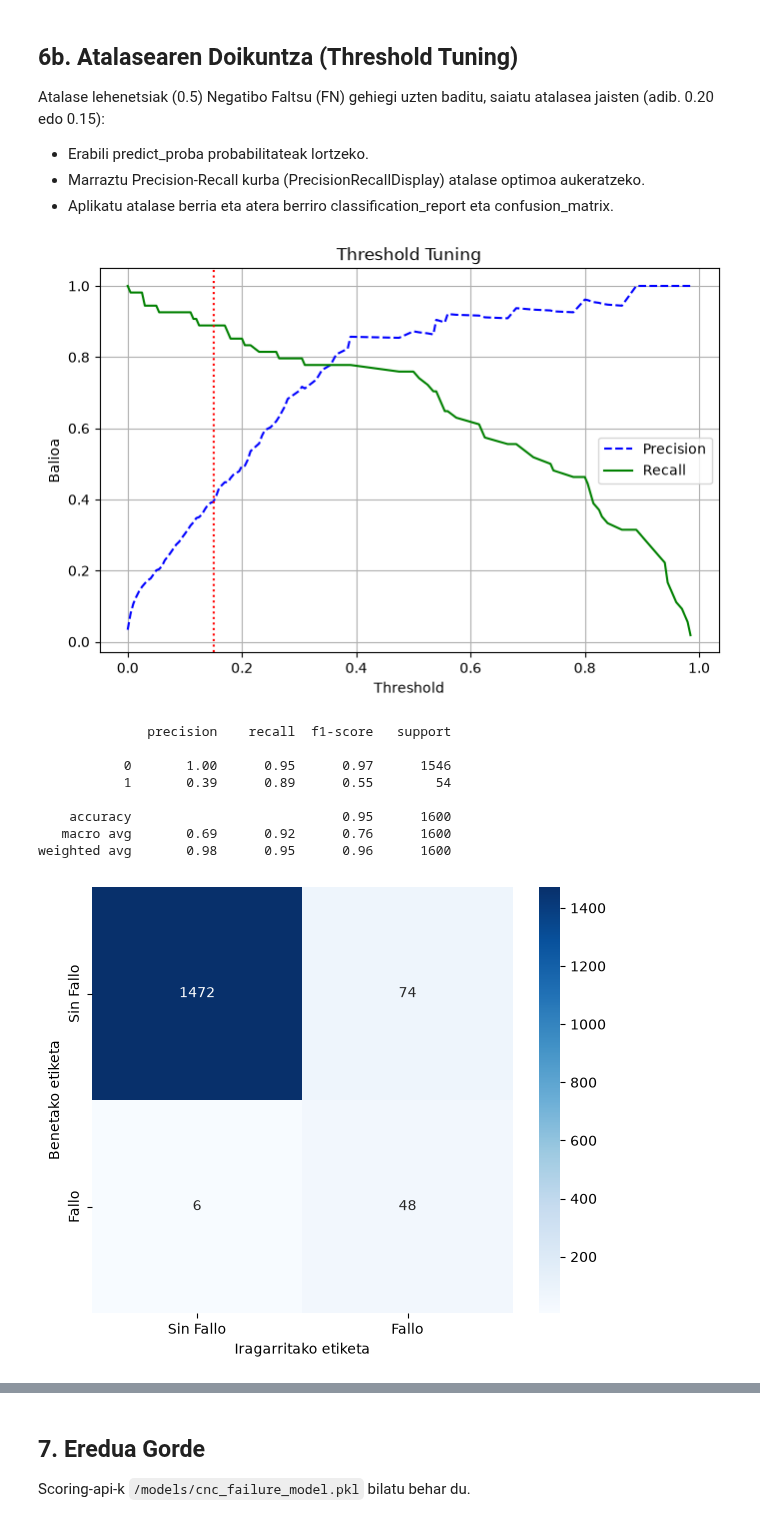
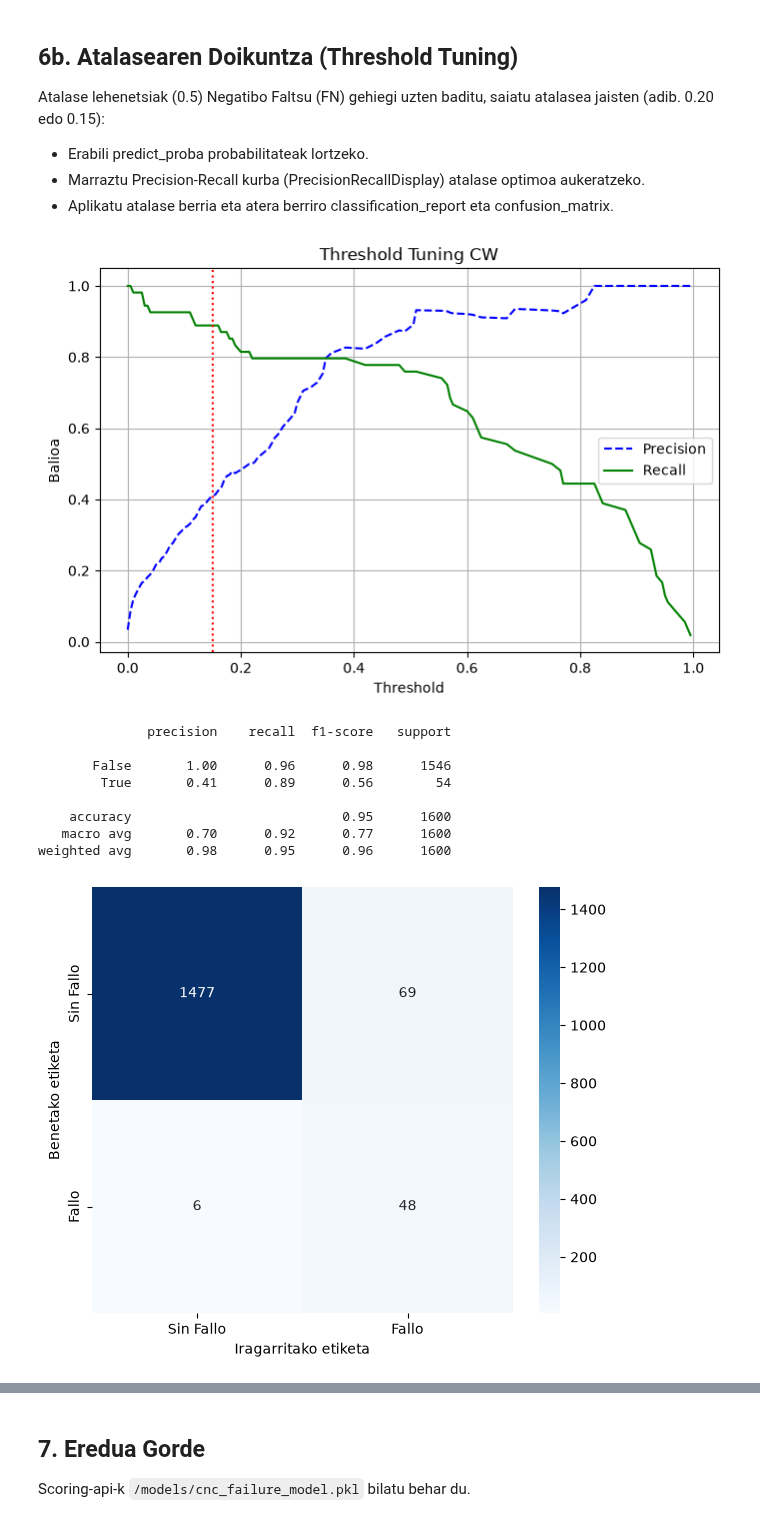
Before and after one commit to AABD-Ethazi-2627/T5-erronka1, a Jupyter notebook: notebooks/02_training.ipynb, the cells around one changed output, grey strips where cells are left out. Saved outputs shown, nothing was run; the diff lists cells and outputs as text; code cells hidden in the pictures.

```diff
--- a/notebooks/02_training.ipynb
+++ b/notebooks/02_training.ipynb
@@ -233,8 +264,8 @@ Ebaluatu honako metrikekin:
 # Ebaluazioa
 # ZURE KODEA HEMEN
 
-y_pred = rf.predict(X_test)
-y_prob = rf.predict_proba(X_test)[:, 1]
+y_pred = pipe_cw.predict(X_test)
+y_prob = pipe_cw.predict_proba(X_test)[:, 1]
 print(classification_report(y_test, y_pred))
 
 cm = confusion_matrix(y_test, y_pred)
@@ -246,6 +277,20 @@ plt.tight_layout()
 plt.show()
 
 print(f'ROC-AUC score: {roc_auc_score(y_test, y_prob):.4f}')
+
+y_smote_pred = pipe_smote.predict(X_test)
+y_smote_prob = pipe_smote.predict_proba(X_test)[:, 1]
+print(classification_report(y_test, y_smote_pred))
+
+cm = confusion_matrix(y_test, y_smote_pred)
+fig, ax = plt.subplots(figsize=(6, 5))
+sns.heatmap(cm, annot=True, ax=ax, fmt="d", cmap="Blues", xticklabels=["Sin Fallo", "Fallo"], yticklabels=["Sin Fallo", "Fallo"])
+ax.set_ylabel("Benetako etiketa")
+ax.set_xlabel("Iragarritako etiketa")
+plt.tight_layout()
+plt.show()
+
+print(f'ROC-AUC score: {roc_auc_score(y_test, y_smote_prob):.4f}')
 # %% [output]
               precision    recall  f1-score   support
 
@@ -267,43 +322,66 @@ Atalase lehenetsiak (0.5) Negatibo Faltsu (FN) gehiegi uzten baditu, saiatu atal
 # %%
 # Atalasearen Doikuntza (Threshold Tuning)
 # y_prob = model.predict_proba(X_val)[:, 1]
-from sklearn.metrics import precision_recall_curve
 # ZURE KODEA HEMEN
-y_prob = rf.predict_proba(X_test)[:, 1]
 ATALASEA = 0.15
 
 precisions, recalls, thresholds = precision_recall_curve(y_test, y_prob)
 
 plt.figure(figsize=(8,5))
 plt.plot(thresholds, precisions[:-1], "--b", label="Precision")
 plt.plot(thresholds, recalls[:-1], "g-", label="Recall")
 plt.xlabel('Threshold')
 plt.ylabel('Balioa')
-plt.title("Threshold Tuning")
+plt.title("Threshold Tuning CW")
 plt.legend(loc="best")
 plt.grid(True)
 plt.axvline(ATALASEA, color="red", ls=":")
 plt.show()
 
 y_iragarkia_doitua = (y_prob >= ATALASEA).astype(int)
 
 print(classification_report(y_test, y_iragarkia_doitua))
 
 cm = confusion_matrix(y_test, y_iragarkia_doitua)
 fig, ax = plt.subplots(figsize=(6, 5))
 sns.heatmap(cm, annot=True, ax=ax, fmt="d", cmap="Blues", xticklabels=["Sin Fallo", "Fallo"], yticklabels=["Sin Fallo", "Fallo"])
 ax.set_ylabel("Benetako etiketa")
 ax.set_xlabel("Iragarritako etiketa")
 plt.tight_layout()
 plt.show()
+
+precisions_smote, recalls_smote, thresholds_smote = precision_recall_curve(y_test, y_smote_prob)
+
+plt.figure(figsize=(8,5))
+plt.plot(thresholds_smote, precisions_smote[:-1], "--b", label="Precision")
+plt.plot(thresholds_smote, recalls_smote[:-1], "g-", label="Recall")
+plt.xlabel('Threshold')
+plt.ylabel('Balioa')
+plt.title("Threshold Tuning SMOTE")
+plt.legend(loc="best")
+plt.grid(True)
+plt.axvline(ATALASEA, color="red", ls=":")
+plt.show()
+
+y_smote_iragarkia_doitua = (y_smote_prob >= ATALASEA).astype(int)
+
+print(classification_report(y_test, y_smote_iragarkia_doitua))
+
+cm = confusion_matrix(y_test, y_smote_iragarkia_doitua)
+fig, ax = plt.subplots(figsize=(6, 5))
+sns.heatmap(cm, annot=True, ax=ax, fmt="d", cmap="Blues", xticklabels=["Sin Fallo", "Fallo"], yticklabels=["Sin Fallo", "Fallo"])
+ax.set_ylabel("Benetako etiketa")
+ax.set_xlabel("Iragarritako etiketa")
+plt.tight_layout()
+plt.show()
 # %% [output]
-[figure, old version]
+[figure, new version]
               precision    recall  f1-score   support
 
-           0       1.00      0.95      0.97      1546
-           1       0.39      0.89      0.55        54
+       False       1.00      0.96      0.98      1546
+        True       0.41      0.89      0.56        54
 
     accuracy                           0.95      1600
-   macro avg       0.69      0.92      0.76      1600
+   macro avg       0.70      0.92      0.77      1600
 weighted avg       0.98      0.95      0.96      1600
 [figure]
```
Also changed, not shown: parts of 8 cells of this notebook, 2 other files.
